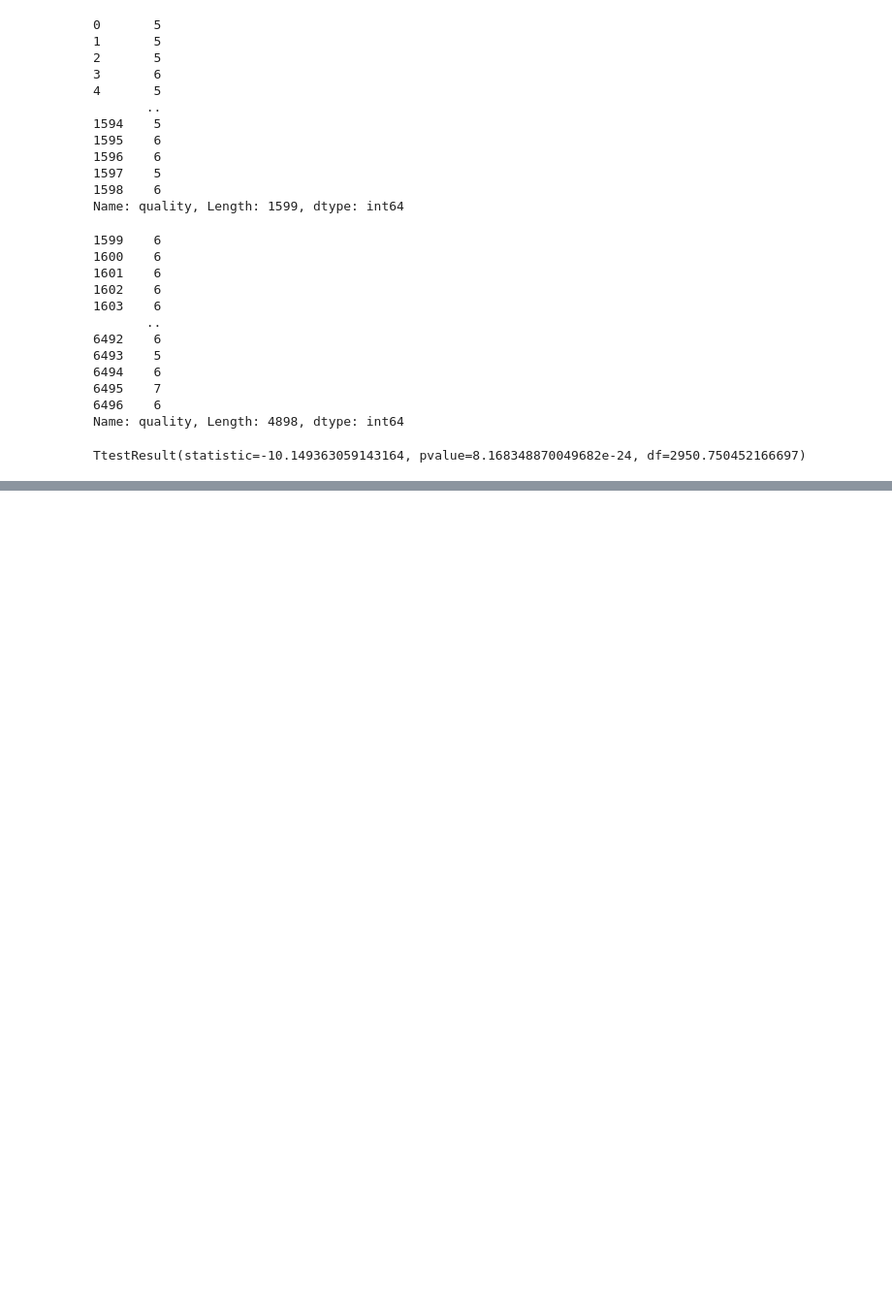
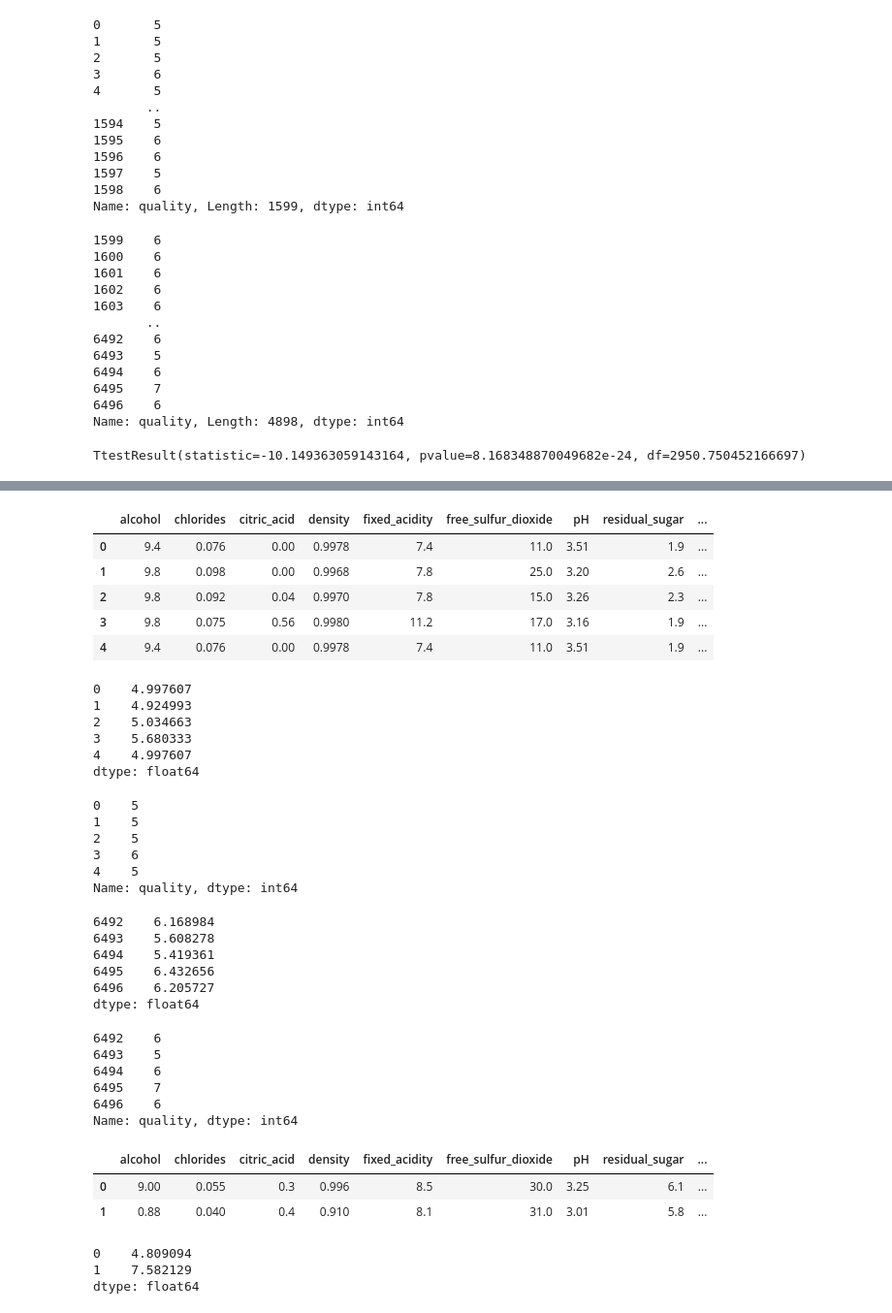
Before and after one commit to LEENYAMNYAM/bigdata2, a Jupyter notebook: wine.ipynb, the cells around one changed output, grey strips where cells are left out. Shown at 97% size. Saved outputs shown, nothing was run; the diff lists cells and outputs as text; code cells hidden in the pictures; blank space fills up the shorter version.

```diff
--- a/wine.ipynb
+++ b/wine.ipynb
@@ -313,3 +313,54 @@ Notes:
 [1] Standard Errors assume that the covariance matrix of the errors is correctly specified.
 [2] The condition number is large, 2.49e+05. This might indicate that there are
 strong multicollinearity or other numerical problems.
+# %%
+sample1 = wine[wine.columns.difference(['quality', 'type'])]   # wine에서 quality와 type 칼럼을 제외한 나머지 칼럼들을 sample1에 저장
+sample2 = sample1[0:5][:]
+sample2
+# %% [output]
+|  | alcohol | chlorides | citric_acid | density | fixed_acidity | free_sulfur_dioxide | pH | residual_sugar | ... |
+| 0 | 9.4 | 0.076 | 0.00 | 0.9978 | 7.4 | 11.0 | 3.51 | 1.9 | ... |
+| 1 | 9.8 | 0.098 | 0.00 | 0.9968 | 7.8 | 25.0 | 3.20 | 2.6 | ... |
+| 2 | 9.8 | 0.092 | 0.04 | 0.9970 | 7.8 | 15.0 | 3.26 | 2.3 | ... |
+| 3 | 9.8 | 0.075 | 0.56 | 0.9980 | 11.2 | 17.0 | 3.16 | 1.9 | ... |
+| 4 | 9.4 | 0.076 | 0.00 | 0.9978 | 7.4 | 11.0 | 3.51 | 1.9 | ... |
+# %%
+predict1 = regression_result.predict(sample2)
+predict1
+# %% [output]
+0    4.997607
+1    4.924993
+2    5.034663
+3    5.680333
+4    4.997607
+dtype: float64
+# %%
+wine[0:5]['quality']
+# %% [output]
+0    5
+1    5
+2    5
+3    6
+4    5
+Name: quality, dtype: int64
+# %%
+sample3 = sample1.tail()
+predict2 = regression_result.predict(sample3)
+predict2
+# %% [output]
+6492    6.168984
+6493    5.608278
+6494    5.419361
+6495    6.432656
+6496    6.205727
+dtype: float64
+# %%
+data = wine.tail()['quality']
+data
+# %% [output]
+6492    6
+6493    5
+6494    6
+6495    7
+6496    6
+Name: quality, dtype: int64
@@ -315,0 +379,14 @@ strong multicollinearity or other numerical problems.
+# %%
+sample4 = pd.DataFrame(data, columns=sample1.columns)
+sample4
+# %% [output]
+|  | alcohol | chlorides | citric_acid | density | fixed_acidity | free_sulfur_dioxide | pH | residual_sugar | ... |
+| 0 | 9.00 | 0.055 | 0.3 | 0.996 | 8.5 | 30.0 | 3.25 | 6.1 | ... |
+| 1 | 0.88 | 0.040 | 0.4 | 0.910 | 8.1 | 31.0 | 3.01 | 5.8 | ... |
+# %%
+predict3 = regression_result.predict(sample4)
+predict3
+# %% [output]
+0    4.809094
+1    7.582129
+dtype: float64
```
Also changed, not shown: parts of 7 cells of this notebook, 5 other files.
